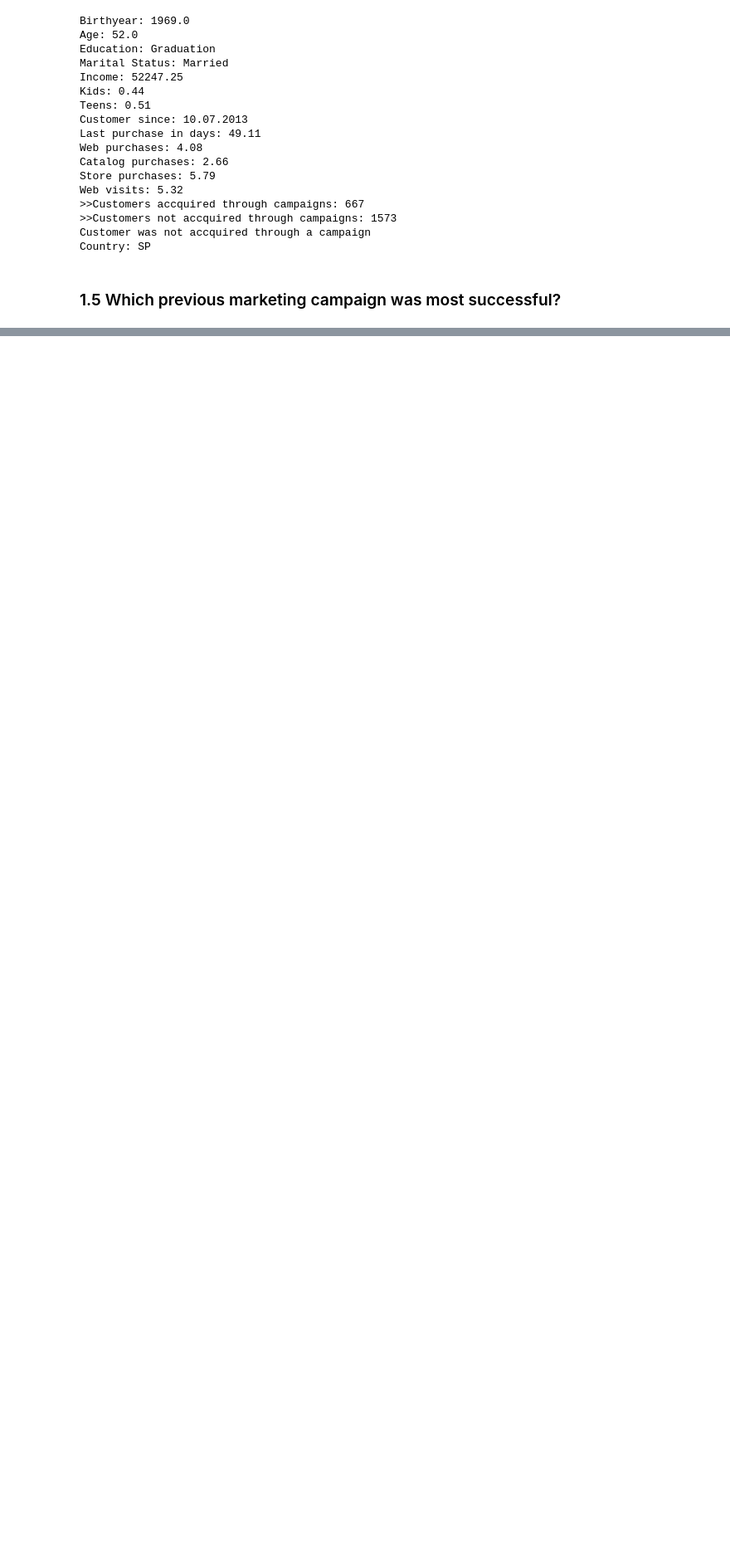
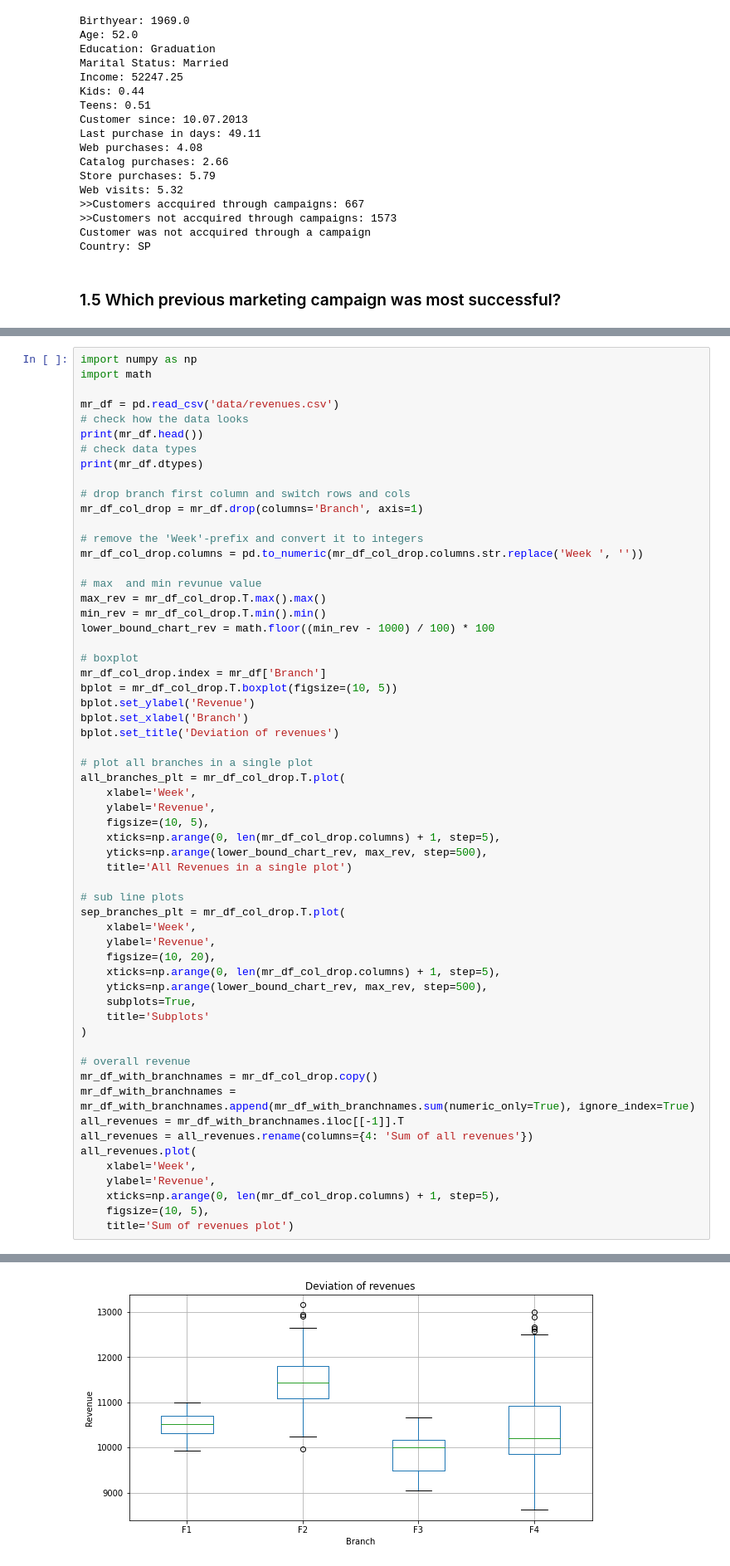
Before and after one commit to rrancerr/jku-data-mining-ws-21, a Jupyter notebook: assignment-02/assignment-02.ipynb, the cells around one changed output, grey strips where cells are left out. Shown at 83% size. Drawn from its saved outputs; the diff is of its cells as text; blank space fills up the shorter version.

```diff
--- a/assignment-02/assignment-02.ipynb
+++ b/assignment-02/assignment-02.ipynb
@@ -205,0 +202,60 @@ AxesSubplot(0.125,0.125;0.775x0.755)
+# %%
+import numpy as np
+import math
+
+mr_df = pd.read_csv('data/revenues.csv')
+# check how the data looks
+print(mr_df.head())
+# check data types
+print(mr_df.dtypes)
+
+# drop branch first column and switch rows and cols
+mr_df_col_drop = mr_df.drop(columns='Branch', axis=1)
+
+# remove the 'Week'-prefix and convert it to integers
+mr_df_col_drop.columns = pd.to_numeric(mr_df_col_drop.columns.str.replace('Week ', ''))
+
+# max  and min revunue value
+max_rev = mr_df_col_drop.T.max().max()
+min_rev = mr_df_col_drop.T.min().min()
+lower_bound_chart_rev = math.floor((min_rev - 1000) / 100) * 100
+
+# boxplot
+mr_df_col_drop.index = mr_df['Branch']
+bplot = mr_df_col_drop.T.boxplot(figsize=(10, 5))
+bplot.set_ylabel('Revenue')
+bplot.set_xlabel('Branch')
+bplot.set_title('Deviation of revenues')
+
+# plot all branches in a single plot
+all_branches_plt = mr_df_col_drop.T.plot(
+    xlabel='Week',
+    ylabel='Revenue',
+    figsize=(10, 5),
+    xticks=np.arange(0, len(mr_df_col_drop.columns) + 1, step=5),
+    yticks=np.arange(lower_bound_chart_rev, max_rev, step=500),
+    title='All Revenues in a single plot')
+
+# sub line plots
+sep_branches_plt = mr_df_col_drop.T.plot(
+    xlabel='Week',
+    ylabel='Revenue',
+    figsize=(10, 20),
+    xticks=np.arange(0, len(mr_df_col_drop.columns) + 1, step=5),
+    yticks=np.arange(lower_bound_chart_rev, max_rev, step=500),
+    subplots=True,
+    title='Subplots'
+)
+
+# overall revenue
+mr_df_with_branchnames = mr_df_col_drop.copy()
+mr_df_with_branchnames = mr_df_with_branchnames.append(mr_df_with_branchnames.sum(numeric_only=True), ignore_index=True)
+all_revenues = mr_df_with_branchnames.iloc[[-1]].T
+all_revenues = all_revenues.rename(columns={4: 'Sum of all revenues'})
+all_revenues.plot(
+    xlabel='Week',
+    ylabel='Revenue',
+    xticks=np.arange(0, len(mr_df_col_drop.columns) + 1, step=5),
+    figsize=(10, 5),
+    title='Sum of revenues plot')
+# %% [output]
@@ -205,0 +280 @@ AxesSubplot(0.125,0.125;0.775x0.755)
+[figure, added]
```
Also changed, not shown: parts of 13 cells of this notebook.
